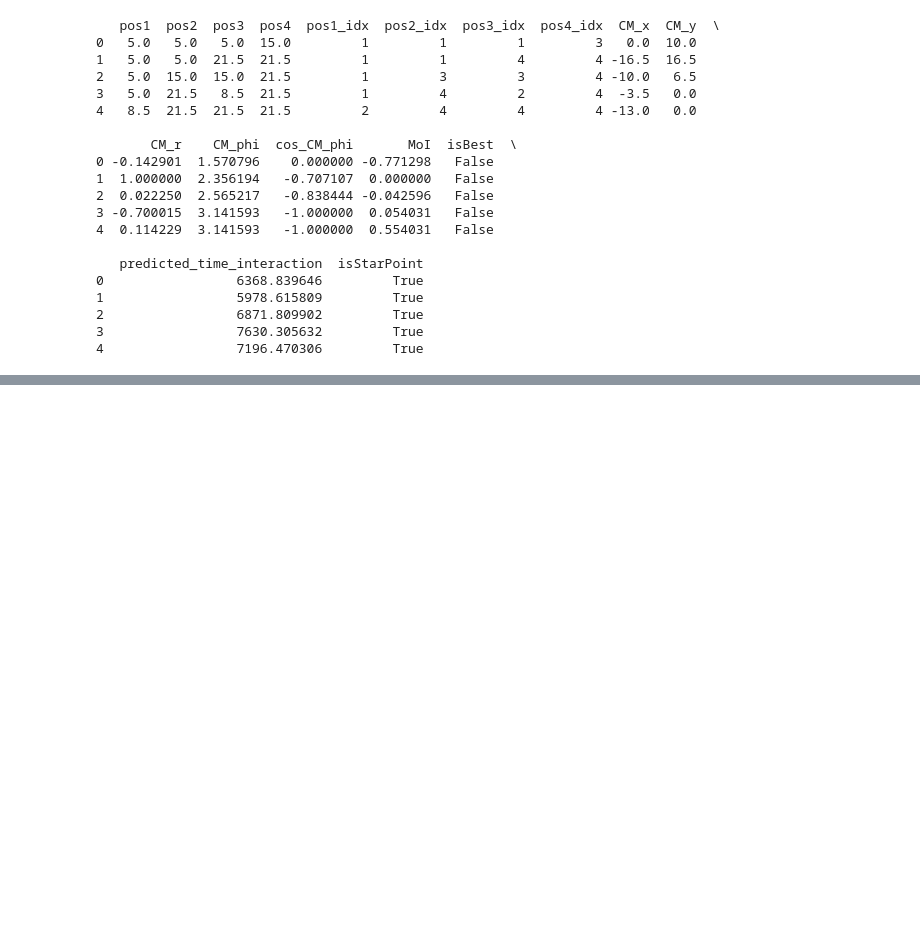
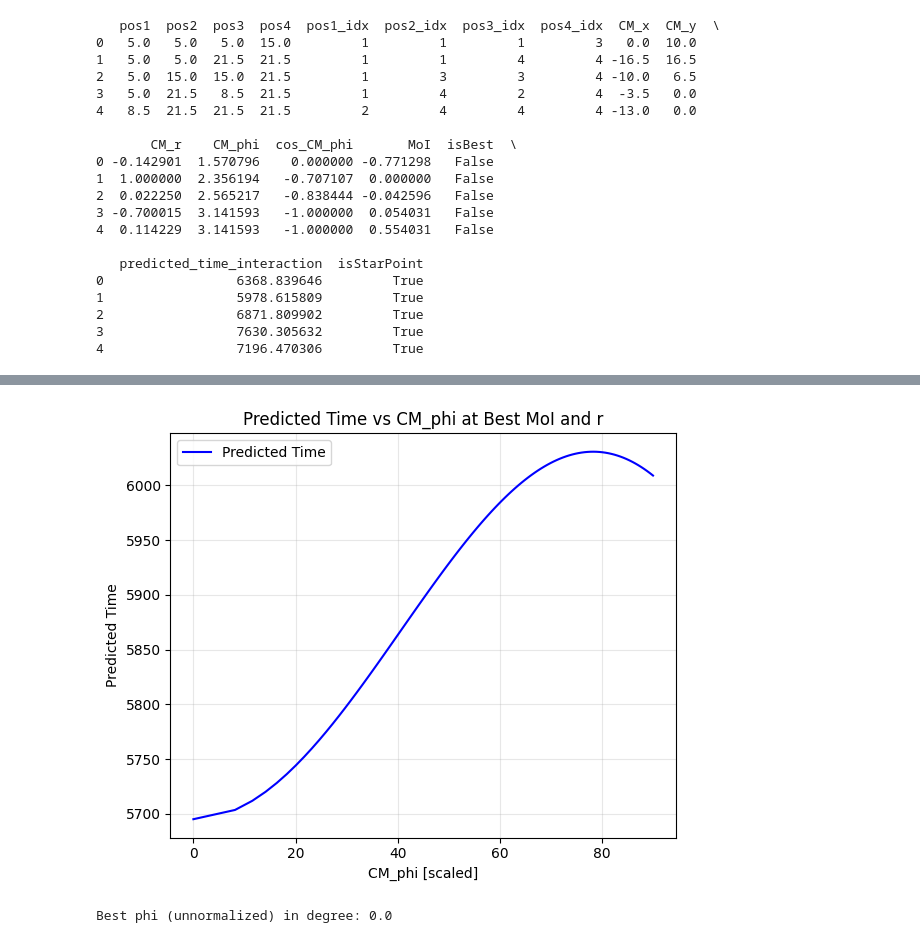
Before and after one commit to Fantastic-Fabian/Doe, a Jupyter notebook: Project.ipynb, the cells around one changed output, grey strips where cells are left out. Cells and saved outputs as stored; diff of their text form; code cells hidden in the pictures; blank space fills up the shorter version.

```diff
--- a/Project.ipynb
+++ b/Project.ipynb
@@ -516,0 +529,23 @@ Reduced χ² = 4.610
+# %%
+#plot predicted time as function of phi with best MoI and r for each phi
+phi = np.linspace(0,1, 100)  # scaled phi from -1 to 1
+phi_unnormalized = np.degrees(np.arccos(CM_cos_phi_min + (phi + 1) * (CM_cos_phi_max - CM_cos_phi_min) / 2))
+best_MoI = df.loc[df['predicted_time_quadratic'].idxmin(), 'MoI']
+best_r = df.loc[df['predicted_time_quadratic'].idxmin(), 'CM_r']
+predicted_times = quadratic(np.vstack((best_MoI * np.ones_like(phi), best_r * np.ones_like(phi), phi)), *popt_quad)
+plt.figure(figsize=(6,5))
+plt.plot(phi_unnormalized, predicted_times, label='Predicted Time', color='blue')
+plt.xlabel('CM_phi [scaled]')
+plt.ylabel('Predicted Time')
+plt.title('Predicted Time vs CM_phi at Best MoI and r')
+plt.grid(alpha=0.3)
+plt.legend()
+plt.tight_layout()
+plt.show()
+
+#best phi
+best_phi = phi_unnormalized[np.argmin(predicted_times)]
+print("Best phi (unnormalized) in degree:", best_phi)
+# %% [output]
+[figure, added]
+Best phi (unnormalized) in degree: 0.0
```
Also changed, not shown: parts of 4 cells of this notebook.
